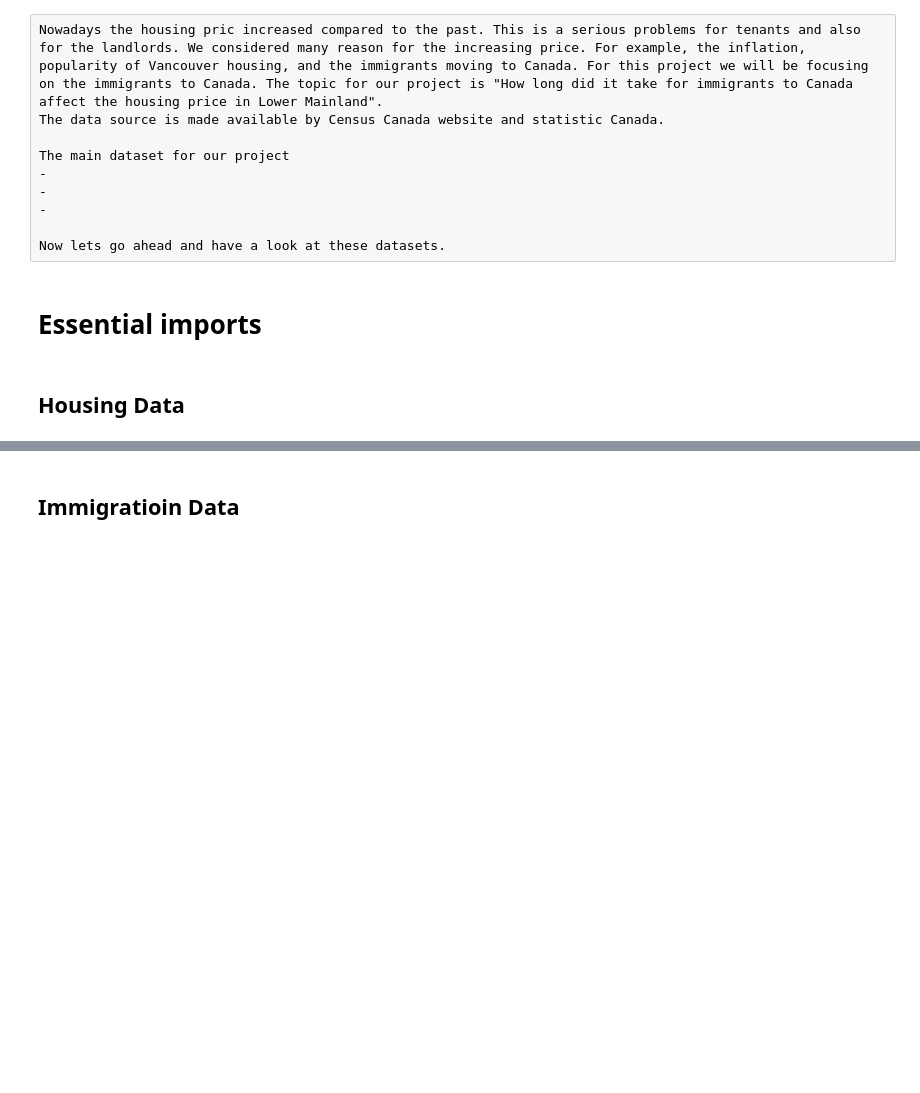
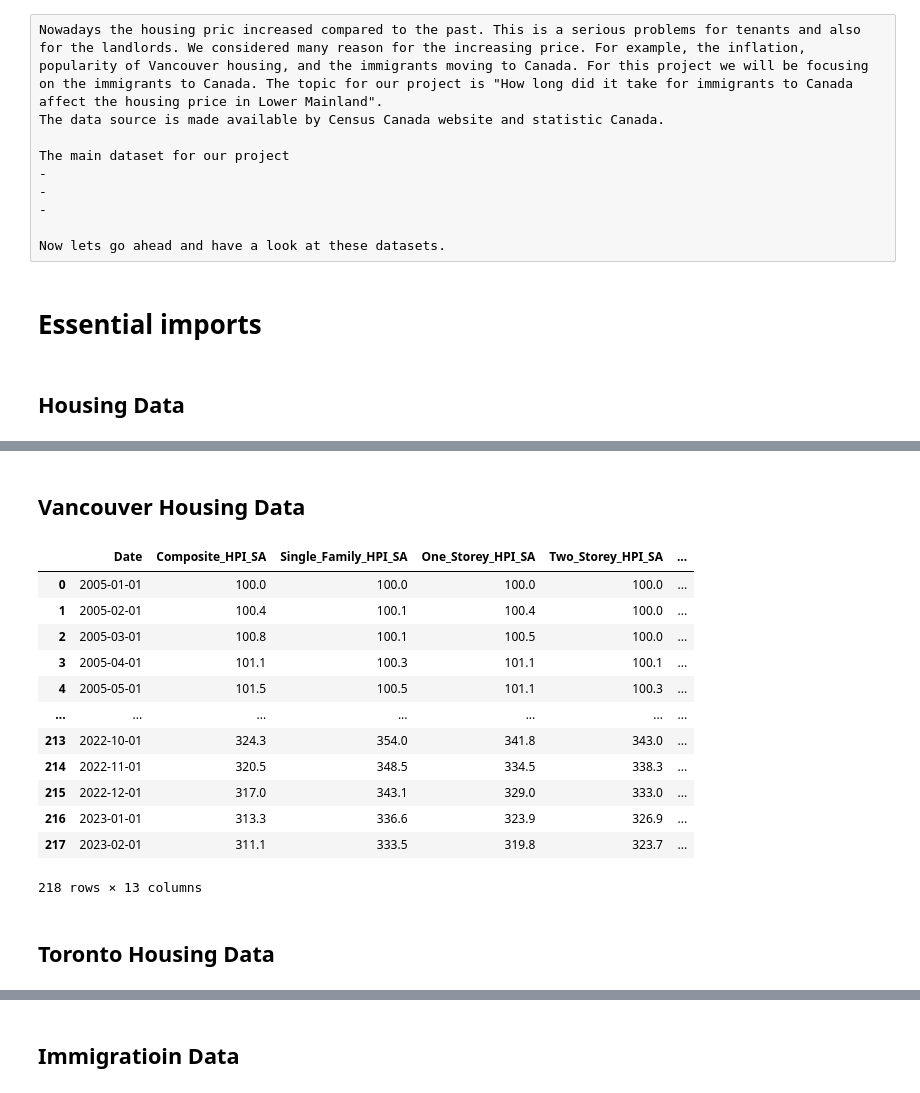
Before and after one commit to runningbird1991/CPSC-4810-project, a Jupyter notebook: project.ipynb, the cells around one changed output, grey strips where cells are left out. Drawn from its saved outputs; the diff is of its cells as text; code cells hidden in the pictures; blank space fills up the shorter version.

```diff
--- a/project.ipynb
+++ b/project.ipynb
@@ -62,0 +52,20 @@ display(area_percentage)
+# %% [markdown]
+## Vancouver Housing Data
+# %%
+display(houseVancouver)
+# %% [output]
+|  | Date | Composite_HPI_SA | Single_Family_HPI_SA | One_Storey_HPI_SA | Two_Storey_HPI_SA | ... |
+| 0 | 2005-01-01 | 100.0 | 100.0 | 100.0 | 100.0 | ... |
+| 1 | 2005-02-01 | 100.4 | 100.1 | 100.4 | 100.0 | ... |
+| 2 | 2005-03-01 | 100.8 | 100.1 | 100.5 | 100.0 | ... |
+| 3 | 2005-04-01 | 101.1 | 100.3 | 101.1 | 100.1 | ... |
+| 4 | 2005-05-01 | 101.5 | 100.5 | 101.1 | 100.3 | ... |
+| ... | ... | ... | ... | ... | ... | ... |
+| 213 | 2022-10-01 | 324.3 | 354.0 | 341.8 | 343.0 | ... |
+| 214 | 2022-11-01 | 320.5 | 348.5 | 334.5 | 338.3 | ... |
+| 215 | 2022-12-01 | 317.0 | 343.1 | 329.0 | 333.0 | ... |
+| 216 | 2023-01-01 | 313.3 | 336.6 | 323.9 | 326.9 | ... |
+| 217 | 2023-02-01 | 311.1 | 333.5 | 319.8 | 323.7 | ... |
+218 rows × 13 columns
+# %% [markdown]
+## Toronto Housing Data
```
Also changed, not shown: parts of 13 cells of this notebook, 1 other file.
